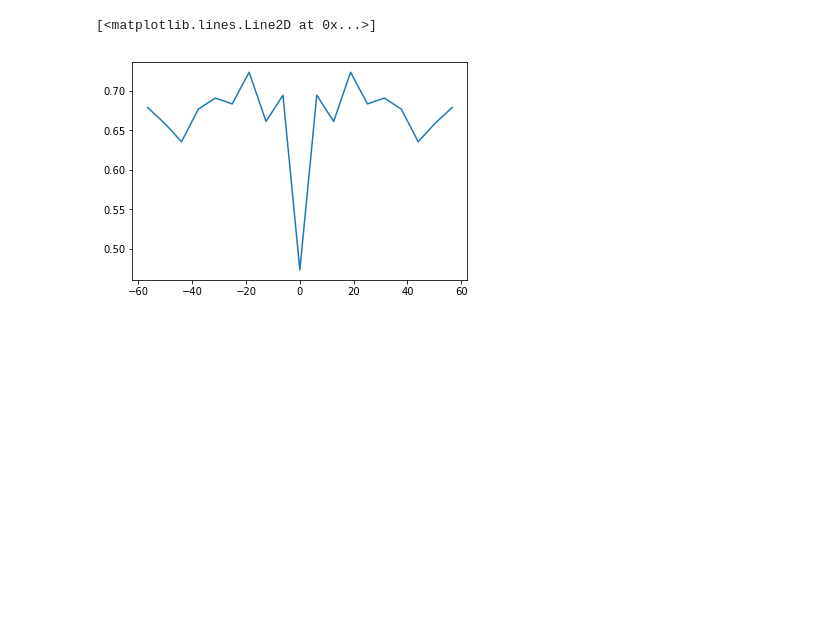
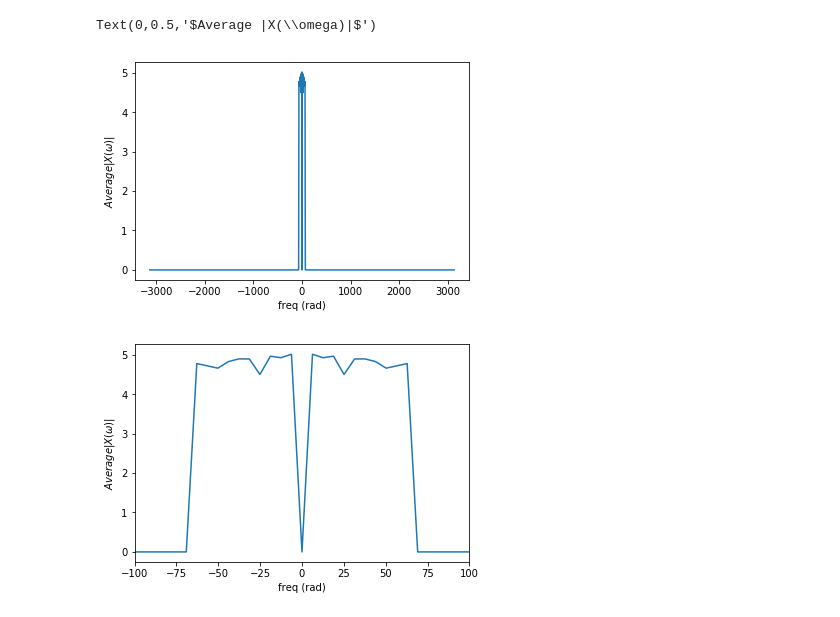
Before and after one commit to parsatorb/SYDE-556, a Jupyter notebook: Spiking Neurons.ipynb, the cells around one changed output. Cells and saved outputs as stored; diff of their text form; code cells hidden in the pictures; blank space fills up the shorter version.

```diff
--- a/Spiking Neurons.ipynb
+++ b/Spiking Neurons.ipynb
@@ -22,16 +32,26 @@ Populating the interactive namespace from numpy and matplotlib
 # %%
+#Question 1.1b
 counter = 0
 N = 100
 x = 0
 for i in range(N):
     xt, xw = generate_signal(T=1, dt=0.001, rms=0.5, limit=10)
     x, y = xw
     counter += np.abs(y)
 
-average = counter/N
+avg = counter/N
 
 figure()
-plot(x, average)
+plot(x, avg)
+xlabel('freq (rad)')
+ylabel('$Average |X(\omega)|$')
+
+figure()
+plot(x, avg)
+xlim(-100,100)
+xlabel('freq (rad)')
+ylabel('$Average |X(\omega)|$')
 # %% [output]
-[<matplotlib.lines.Line2D at 0x...>]
+Text(0,0.5,'$Average |X(\\omega)|$')
-[figure, old version]
+[figure, new version]
+[figure, added]
```
Also changed, not shown: parts of 23 cells of this notebook, 5 other files.
